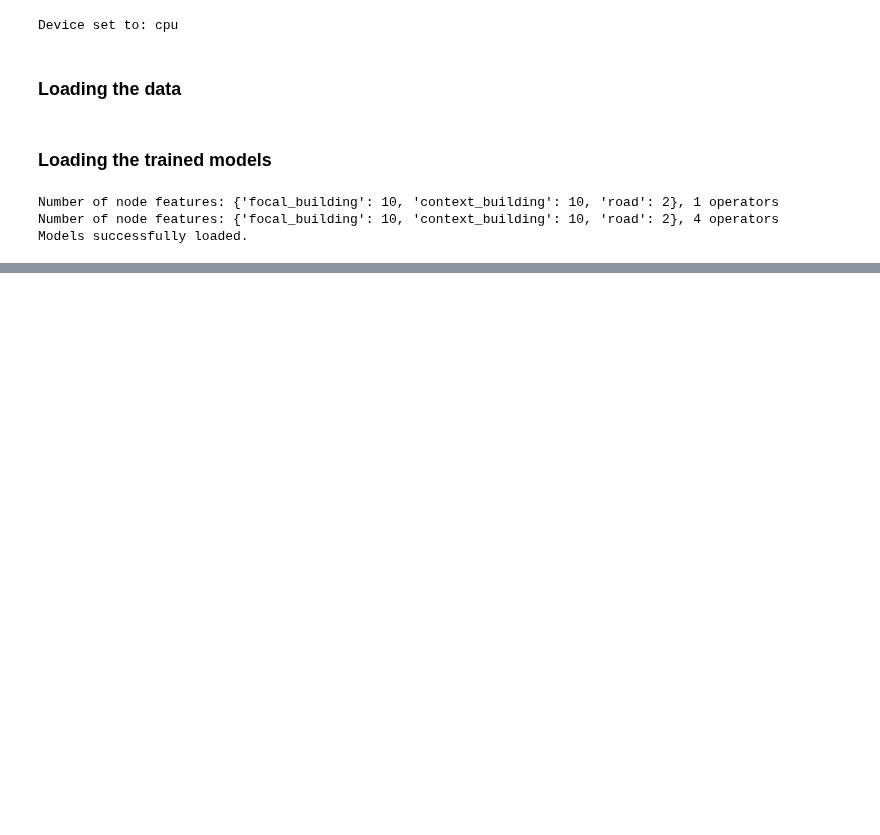
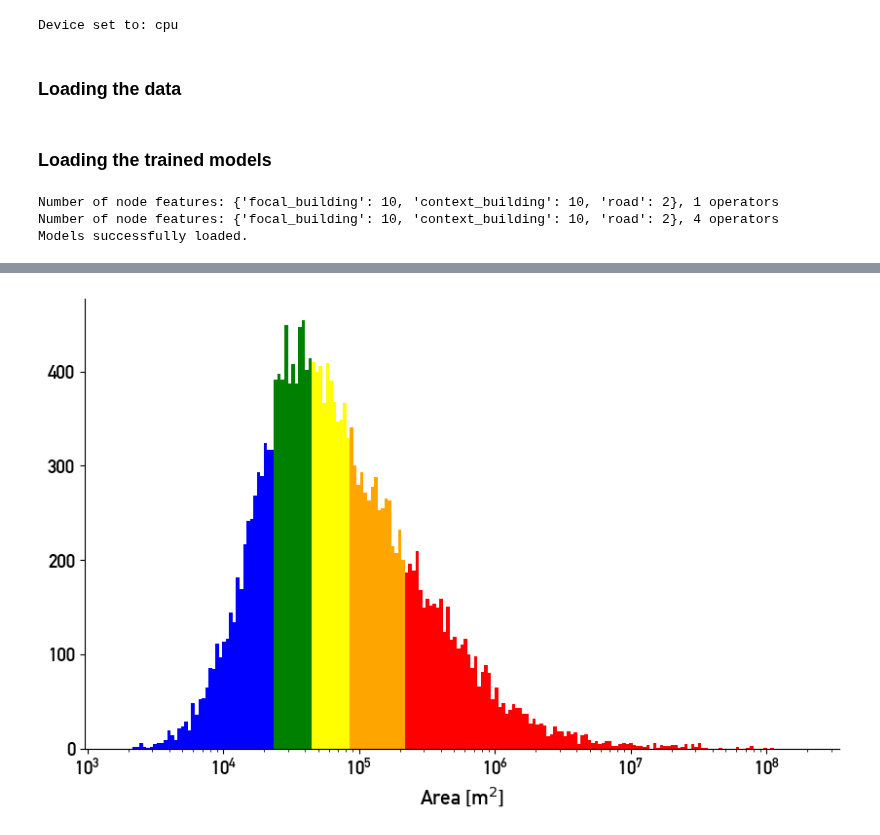
Before and after one commit to jorissenn/genops, a Jupyter notebook: 50_experiments.ipynb, the cells around one changed output, grey strips where cells are left out. Cells and saved outputs as stored; diff of their text form; code cells hidden in the pictures; blank space fills up the shorter version.

Commit message:
added block size histogram

```diff
--- a/50_experiments.ipynb
+++ b/50_experiments.ipynb
@@ -53,6 +53,9 @@ buildings = read_table_from_db_multiple_geoms(engine,
 uuids_experimental = list(pd.read_csv("../data.nosync/balanced_data/experimental_uuids.csv")["uuid"])
 
 buildings_experimental = buildings[buildings["source_uuid"].isin(uuids_experimental)].reset_index(drop=True)
+
+# read street blocks from database
+street_blocks = read_table_from_db(engine, "street_blocks_dkm50", geom=True)
 # %%
 # operators are always specified in this order
 operator_order = ("elimination", "aggregation", "typification", "displacement", "enlargement", "simplification")
@@ -358,0 +364,13 @@ buildings_experimental.head()
+# %%
+street_blocks["area"] = street_blocks.area
+street_blocks_experimental = street_blocks[street_blocks["block_id"].isin(buildings_experimental["block_id"])]
+# assigning area quintiles
+street_blocks_experimental = street_blocks_experimental.assign(area_quintile = pd.qcut(street_blocks_experimental["area"],
+                                                                                       5, labels=["1st Quintile",
+                                                                                                  "2nd Quintile",
+                                                                                                  "3rd Quintile",
+                                                                                                  "4th Quintile",
+                                                                                                  "5th Quintile"]))
+
+# joining quintile information to buildings
+buildings_experimental = buildings_experimental.merge(street_blocks_experimental[["block_id", "area_quintile"]], on="block_id")
@@ -358,0 +387,32 @@ buildings_experimental.head()
+# %%
+fig, ax = plt.subplots(1,1, figsize=(10,6))
+
+# define bins logarithmically
+bins = np.logspace(np.log10(street_blocks_experimental["area"].min()), np.log10(street_blocks_experimental["area"].max()), 200)
+
+# get the bin values and edges
+counts, bin_edges = np.histogram(street_blocks_experimental["area"], bins=bins)
+
+# calculate quintiles
+quintiles = np.percentile(street_blocks_experimental["area"], [20, 40, 60, 80, 100])
+
+# assign colors to bins based on quintiles
+bin_colors = np.zeros_like(counts, dtype="object")
+colors = ["blue", "green", "yellow", "orange", "red"]
+for i in range(len(bin_edges)-1):
+    bin_value = 0.5 * (bin_edges[i] + bin_edges[i+1])  # middle value of each bin
+    for j in range(5):
+        if bin_value <= quintiles[j]:
+            bin_colors[i] = colors[j]
+            break
+
+# plot histogram with colored bins
+ax.bar(bin_edges[:-1], counts, width=np.diff(bin_edges), color=bin_colors, align="edge")
+ax.set_xscale("log")
+ax.set_xlabel("Area [m$^2$]", fontsize=15)
+ax.tick_params(axis="both", which="major", labelsize=14)
+ax.spines["top"].set_visible(False)
+ax.spines["right"].set_visible(False)
+plt.show()
+# %% [output]
+[figure, added]
```
Also changed, not shown: parts of 4 cells of this notebook.
